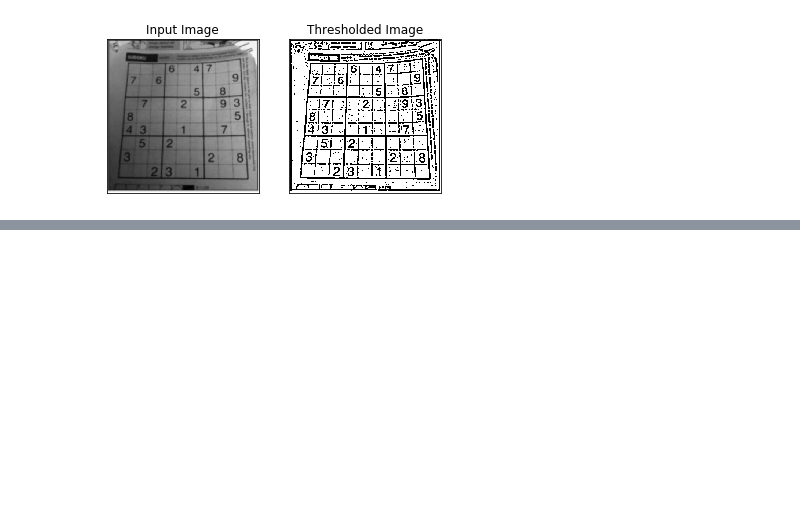
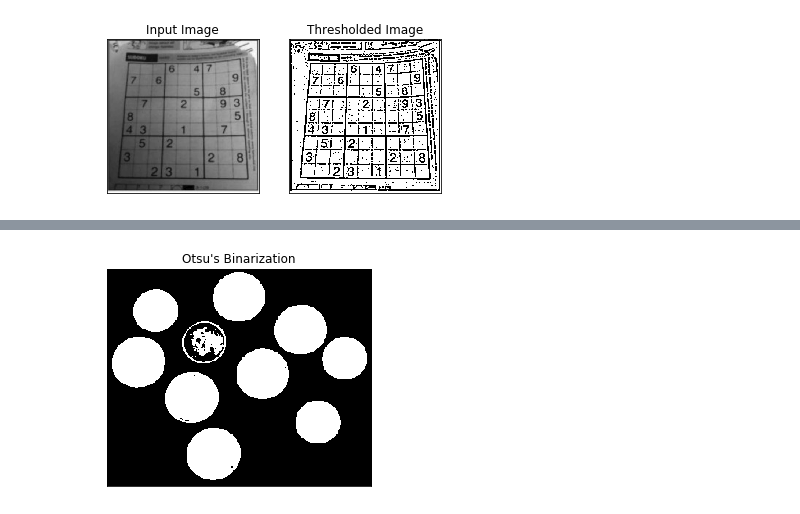
Before and after one commit to Smith2008/cstopics, a Jupyter notebook: assets/notebooks/vision/thresholding.ipynb, the cells around one changed output, grey strips where cells are left out. Drawn from its saved outputs; the diff is of its cells as text; code cells hidden in the pictures; blank space fills up the shorter version.

```diff
--- a/assets/notebooks/vision/thresholding.ipynb
+++ b/assets/notebooks/vision/thresholding.ipynb
@@ -114,0 +129,7 @@ plotAdapThreshold(imgSudoku, cv2.ADAPTIVE_THRESH_GAUSSIAN_C)
+# %%
+_,maskOtsu = cv2.threshold(imgCoins,0,255,cv2.THRESH_BINARY+cv2.THRESH_OTSU)
+plt.imshow(maskOtsu, cmap = 'gray')
+plt.title("Otsu's Binarization"), plt.xticks([]), plt.yticks([])
+plt.show()
+# %% [output]
+[figure, added]
```
Also changed, not shown: parts of 22 cells of this notebook, 2 other files.
